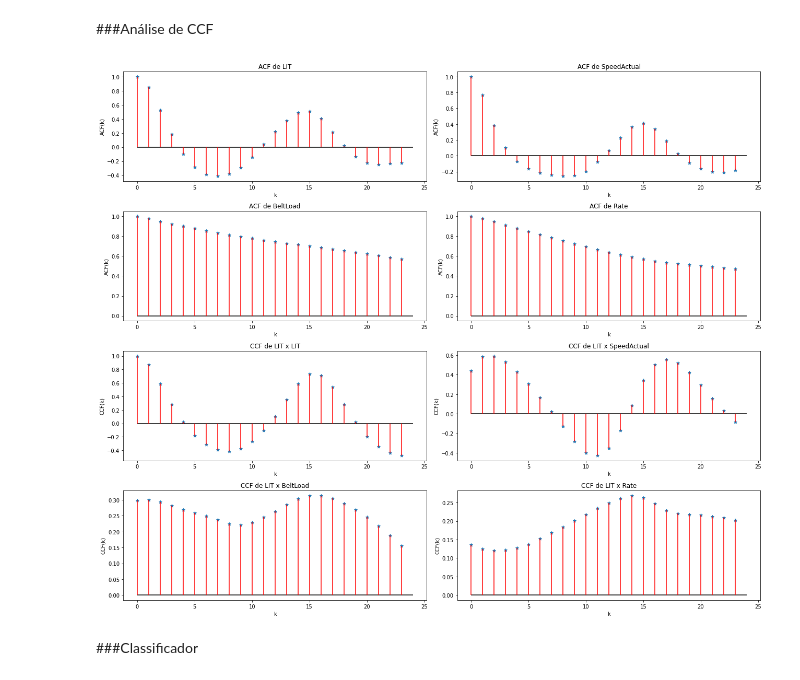
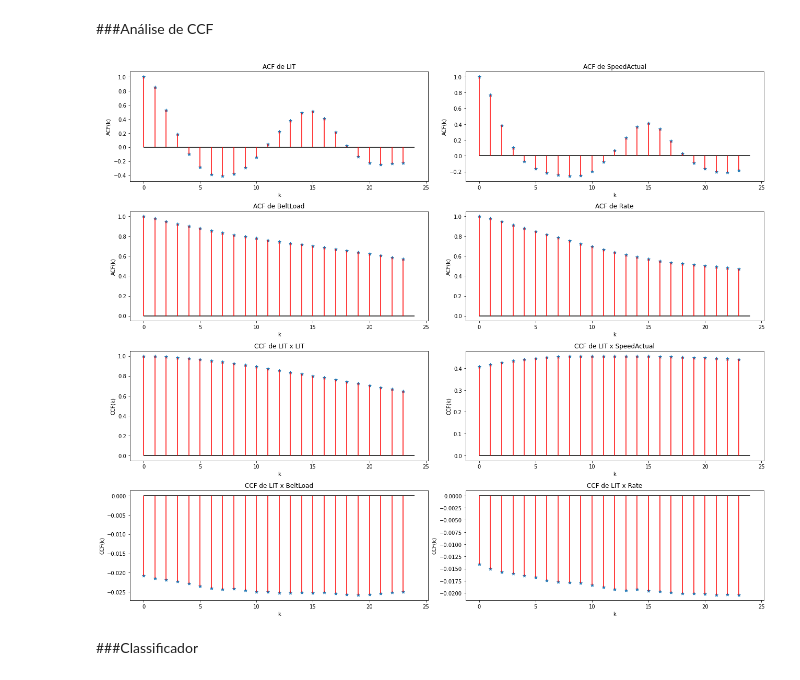
Before and after one commit to gabrielvinicios02/ExperimentsMultivariate, a Jupyter notebook: ClassificadorXGBoost.ipynb, the cells around one changed output. Cells and saved outputs as stored; diff of their text form; code cells hidden in the pictures.

```diff
--- a/ClassificadorXGBoost.ipynb
+++ b/ClassificadorXGBoost.ipynb
@@ -689,26 +689,26 @@ def plot_ccf(X, Y, k, **kwargs):
 # %%
 fig, ax = plt.subplots(nrows=4, ncols=2,figsize=[18,15])
 
 ax[0][0].set_title('ACF de LIT')
 plot_acf(datasets2['LIT'].values, 24, axis=ax[0][0])
 ax[0][1].set_title('ACF de SpeedActual')
 plot_acf(datasets2['SpeedActual'].values, 24, axis=ax[0][1])
 ax[1][0].set_title('ACF de BeltLoad')
 plot_acf(datasets2['BeltLoad'].values, 24, axis=ax[1][0])
 ax[1][1].set_title('ACF de Rate')
 plot_acf(datasets2['Rate'].values, 24, axis=ax[1][1])
 ax[2][0].set_title('CCF de LIT x LIT')
-plot_ccf(datasets3['LIT'].values, datasets3['LIT'].values, 24, axis=ax[2][0])
+plot_ccf(datasets5['LIT'].values, datasets5['LIT'].values, 24, axis=ax[2][0])
 ax[2][1].set_title('CCF de LIT x SpeedActual')
-plot_ccf(datasets3['LIT'].values, datasets3['SpeedActual'].values, 24, axis=ax[2][1])
+plot_ccf(datasets5['LIT'].values, datasets5['SpeedActual'].values, 24, axis=ax[2][1])
 ax[3][0].set_title('CCF de LIT x BeltLoad')
-plot_ccf(datasets3['LIT'].values, datasets3['BeltLoad'].values, 24, axis=ax[3][0])
+plot_ccf(datasets5['LIT'].values, datasets5['BeltLoad'].values, 24, axis=ax[3][0])
 ax[3][1].set_title('CCF de LIT x Rate')
-plot_ccf(datasets3['LIT'].values, datasets3['Rate'].values, 24, axis=ax[3][1])
+plot_ccf(datasets5['LIT'].values, datasets5['Rate'].values, 24, axis=ax[3][1])
 
 plt.tight_layout()
 # %% [output]
-[figure, old version]
+[figure, new version]
 # %% [markdown]
 ###Classificador
 # %%
```
Also changed, not shown: parts of 9 cells of this notebook.
